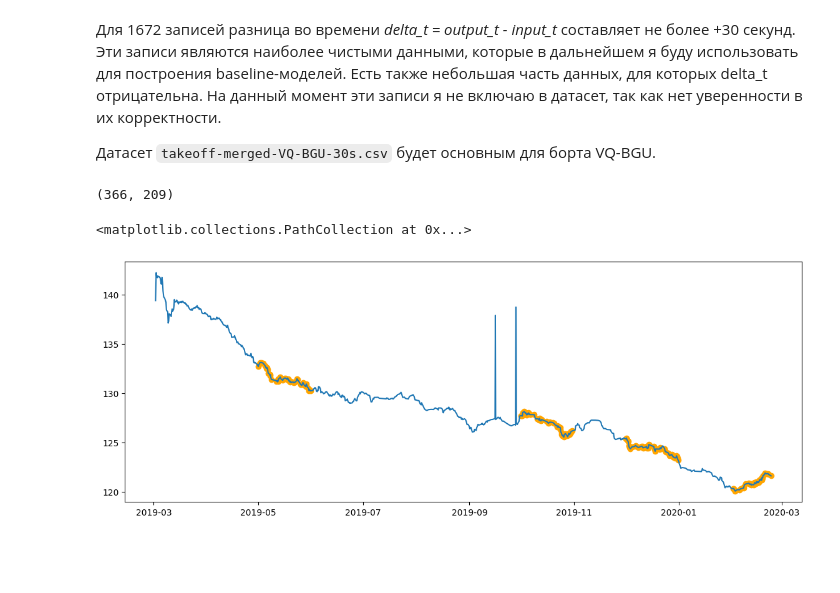
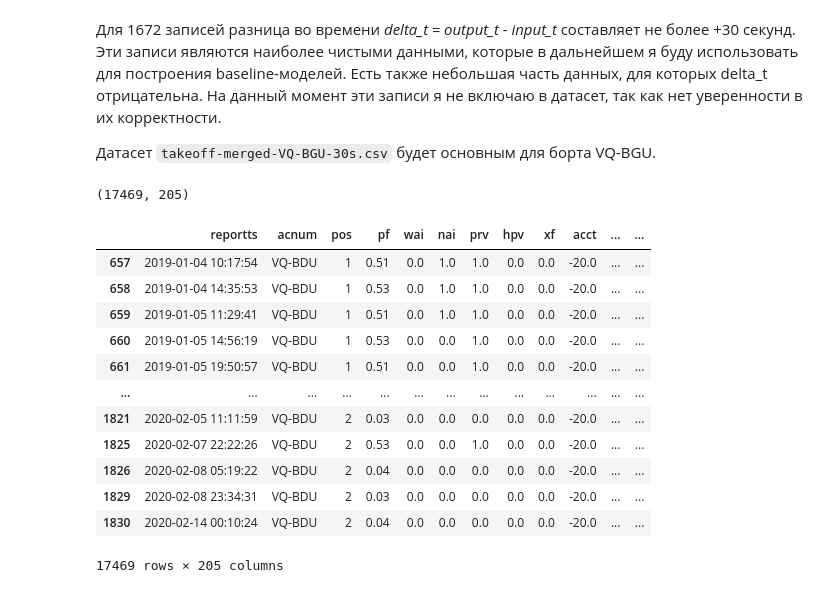
Before and after one commit to skeptlk/ecm, a Jupyter notebook: merge_output_one_to_one.ipynb, the cells around one changed output. Drawn from its saved outputs; the diff is of its cells as text; code cells hidden in the pictures; blank space fills up the shorter version.

```diff
--- a/merge_output_one_to_one.ipynb
+++ b/merge_output_one_to_one.ipynb
@@ -153,33 +116,51 @@ plt.show()
 # %%
 res = []
 
-for pos in [1, 2]:
-  egtm_to_merge = egtm \
-    .query(f'pos=={pos}') \
-    .reset_index().rename(columns={'recorded_dt': 'reportts'}) \
-    .set_index('reportts').sort_index() \
-    .drop(columns=['acnum', 'pos'])
+for acnum in egtm_raw.groupby('acnum').count().index.to_list():
+  for pos in [1, 2]:
+    egtm_to_merge = egtm \
+      .query(f'pos=={pos}') \
+      .reset_index().rename(columns={'recorded_dt': 'reportts'}) \
+      .set_index('reportts').sort_index() \
+      .drop(columns=['acnum', 'pos'])
 
-  m = pd.merge_asof(
-    acms.query(f'pos=={pos}'),
-    egtm_to_merge,
-    on='reportts',
-    direction='nearest',
-    tolerance=pd.to_timedelta('15 sec')
-  )
-  res.append(m)
+    m = pd.merge_asof(
+      acms.query(f'pos=={pos}'),
+      egtm_to_merge,
+      on='reportts',
+      direction='nearest',
+      tolerance=pd.to_timedelta('15 sec')
+    )
+
+    if m.shape[0] < 10:
+      continue
+
+    res.append(m)
 
 merged2 = pd.concat(res).dropna(subset=['egtm'])
 merged2.shape
 # %% [output]
-(366, 209)
+(17469, 205)
+# %%
+merged2
+# %% [output]
+|  | reportts | acnum | pos | pf | wai | nai | prv | hpv | xf | acct | ... | ... |
+| 657 | 2019-01-04 10:17:54 | VQ-BDU | 1 | 0.51 | 0.0 | 1.0 | 1.0 | 0.0 | 0.0 | -20.0 | ... | ... |
+| 658 | 2019-01-04 14:35:53 | VQ-BDU | 1 | 0.53 | 0.0 | 1.0 | 1.0 | 0.0 | 0.0 | -20.0 | ... | ... |
+| 659 | 2019-01-05 11:29:41 | VQ-BDU | 1 | 0.51 | 0.0 | 1.0 | 1.0 | 0.0 | 0.0 | -20.0 | ... | ... |
+| 660 | 2019-01-05 14:56:19 | VQ-BDU | 1 | 0.53 | 0.0 | 0.0 | 1.0 | 0.0 | 0.0 | -20.0 | ... | ... |
+| 661 | 2019-01-05 19:50:57 | VQ-BDU | 1 | 0.51 | 0.0 | 0.0 | 1.0 | 0.0 | 0.0 | -20.0 | ... | ... |
+| ... | ... | ... | ... | ... | ... | ... | ... | ... | ... | ... | ... | ... |
+| 1821 | 2020-02-05 11:11:59 | VQ-BDU | 2 | 0.03 | 0.0 | 0.0 | 0.0 | 0.0 | 0.0 | -20.0 | ... | ... |
+| 1825 | 2020-02-07 22:22:26 | VQ-BDU | 2 | 0.53 | 0.0 | 0.0 | 1.0 | 0.0 | 0.0 | -20.0 | ... | ... |
+| 1826 | 2020-02-08 05:19:22 | VQ-BDU | 2 | 0.04 | 0.0 | 0.0 | 0.0 | 0.0 | 0.0 | -20.0 | ... | ... |
+| 1829 | 2020-02-08 23:34:31 | VQ-BDU | 2 | 0.03 | 0.0 | 0.0 | 0.0 | 0.0 | 0.0 | -20.0 | ... | ... |
+| 1830 | 2020-02-14 00:10:24 | VQ-BDU | 2 | 0.04 | 0.0 | 0.0 | 0.0 | 0.0 | 0.0 | -20.0 | ... | ... |
+17469 rows × 205 columns
 # %%
-plt.figure(figsize=(14, 5))
-m = merged2.query('pos==1 and egtm > 80 and egtm < 150')
-e = egtm_raw.query('acnum==@acnum and pos==1 and egtm > 80 and egtm < 150')
-plt.plot(e['recorded_dt'], e['egtm'])
-plt.scatter(m['reportts'], m['egtm'], color='orange')
+# plt.figure(figsize=(14, 5))
+# m = merged2.query('pos==2')
+# e = egtm_raw.query('acnum==@acnum and pos==2')
+# plt.plot(e['recorded_dt'], e['egtm'])
+# plt.scatter(m['reportts'], m['egtm'], color='orange')
-# %% [output]
-<matplotlib.collections.PathCollection at 0x...>
-[figure, removed]
 # %%
```
Also changed, not shown: parts of 10 cells of this notebook, 3 other files.
